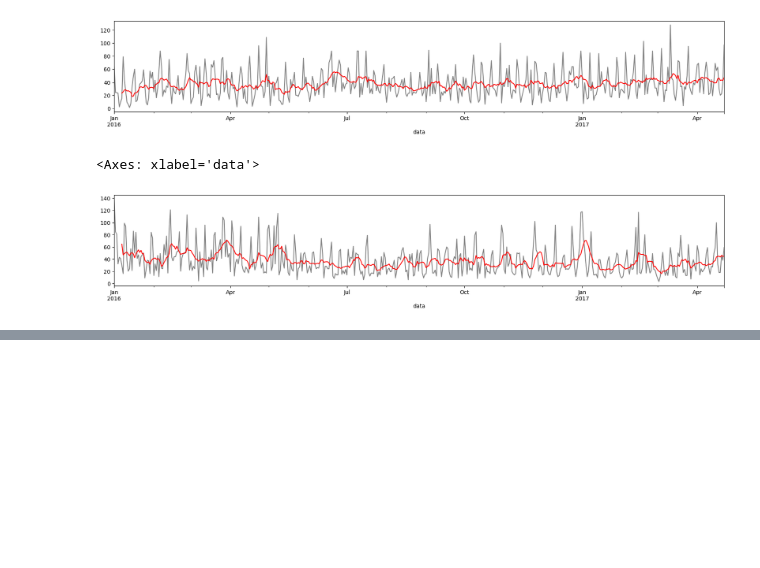
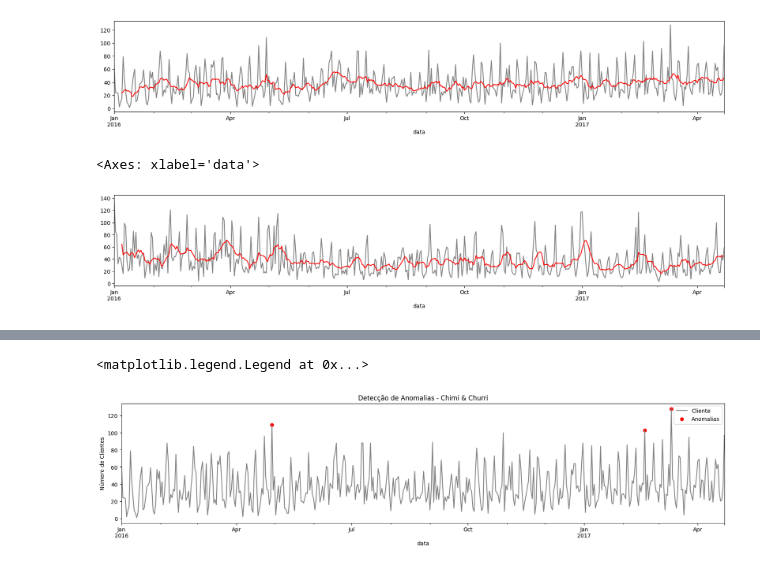
Before and after one commit to JCarapina/Estudos-praticos, a Jupyter notebook: arquivo.ipynb, the cells around one changed output, grey strips where cells are left out. Cells and saved outputs as stored; diff of their text form; code cells hidden in the pictures; blank space fills up the shorter version.

```diff
--- a/arquivo.ipynb
+++ b/arquivo.ipynb
@@ -334,0 +367,3 @@ dados['Assa Frão_MM7'].plot(color ='red', figsize=(20,3))
+# %%
+data_comemorativas = pd.read_csv('datas_comemorativas.csv')
+data_comemorativas.head()
@@ -334,0 +377,6 @@ dados['Assa Frão_MM7'].plot(color ='red', figsize=(20,3))
+# %%
+# Transformando a coluna de data para datetime e definindo como índice
+
+data_comemorativas['data'] = pd.to_datetime(data_comemorativas['data'])
+data_comemorativas = data_comemorativas.set_index('data', drop=True)
+data_comemorativas
@@ -334,0 +403,5 @@ dados['Assa Frão_MM7'].plot(color ='red', figsize=(20,3))
+# %%
+# temos que unir esses dois datasets
+
+dados_completos = pd.merge(dados, data_comemorativas, how='left', left_index=True, right_index=True)
+dados_completos
@@ -334,0 +426,17 @@ dados['Assa Frão_MM7'].plot(color ='red', figsize=(20,3))
+# %%
+def detectar_outlier(coluna):
+    dados_completos['zscore'] = zscore(dados_completos[coluna])
+    anomalias = dados_completos[(dados_completos['zscore'] > 3)| (dados_completos['zscore'] < -3)]
+    return anomalias [[coluna, 'zscore', 'Dia da semana','feriado']]
+
+anomalias_chimi = detectar_outlier('Chimi & Churri')
+anomalias_assa = detectar_outlier('Assa Frão')
+# %%
+ax = dados_completos['Chimi & Churri'].plot(label = 'Cliente', color='gray', figsize=(20,4))
+ax.scatter(anomalias_chimi.index.to_pydatetime(), anomalias_chimi['Chimi & Churri'], color='red', label='Anomalias')
+ax.set_title('Detecção de Anomalias - Chimi & Churri')
+ax.set_ylabel('Número de Clientes')
+ax.legend()
+# %% [output]
+<matplotlib.legend.Legend at 0x...>
+[figure, added]
```
Also changed, not shown: parts of 12 cells of this notebook.
